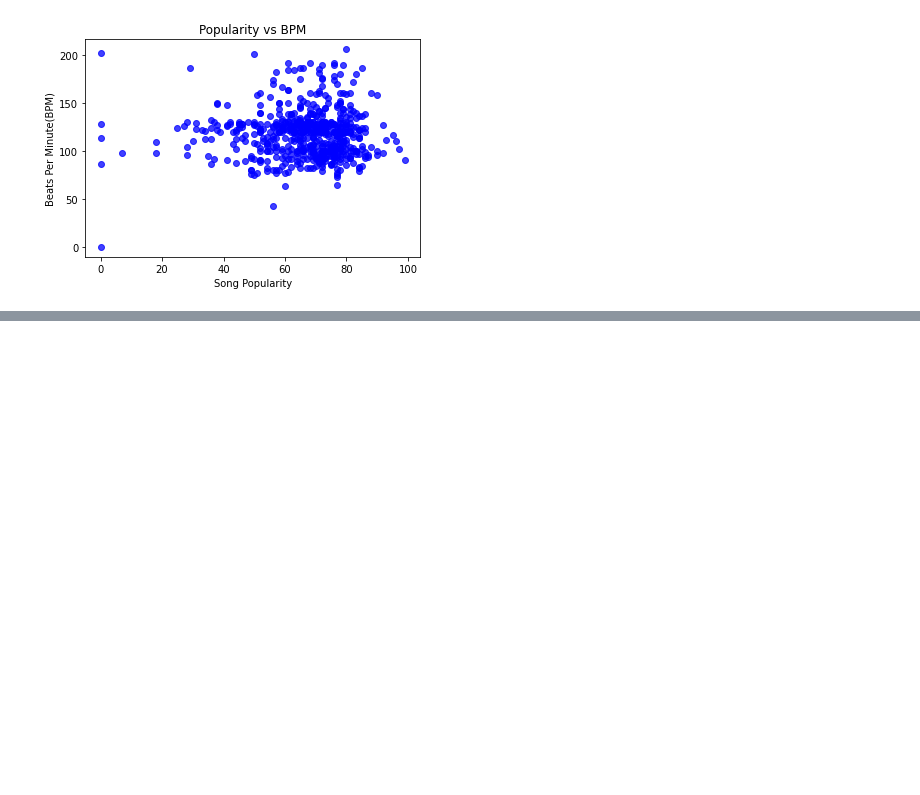
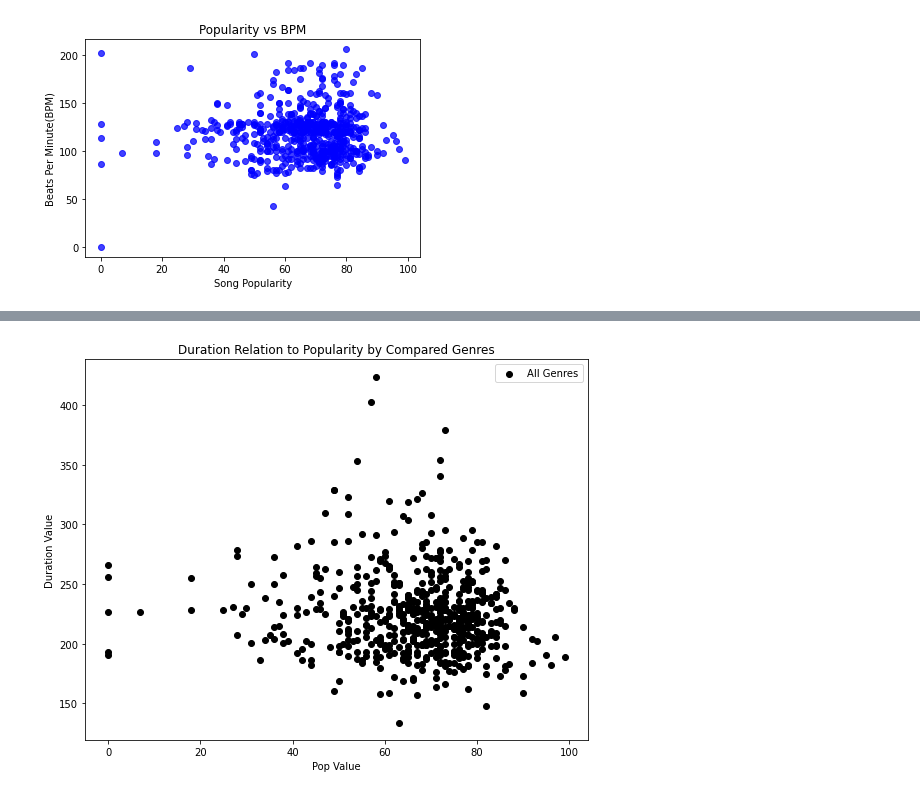
Before and after one commit to Boyder3113/Project_1, a Jupyter notebook: Untitled.ipynb, the cells around one changed output, grey strips where cells are left out. Saved outputs shown, nothing was run; the diff lists cells and outputs as text; code cells hidden in the pictures; blank space fills up the shorter version.

```diff
--- a/Untitled.ipynb
+++ b/Untitled.ipynb
@@ -210,0 +356,9 @@ Text(0, 0.5, 'Beats Per Minute(BPM)')
+# %%
+# Define the genres and the colors
+genres = [""]
+colors = ["red", "blue", "green"]
+
+# Construct the scatter plot
+getCompDurPop(genres, colors)
+# %% [output]
+[figure, added]
```
Also changed, not shown: parts of 8 cells of this notebook, 3 other files.
